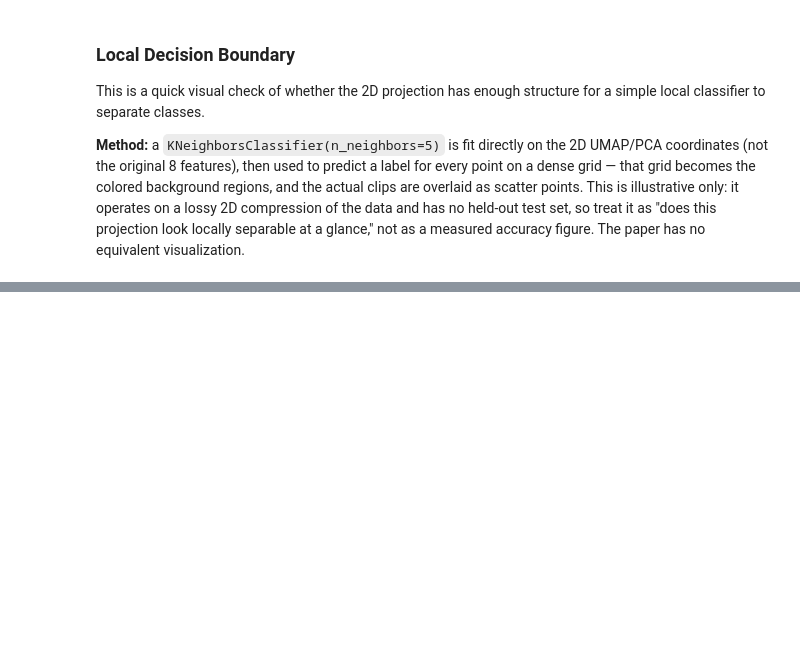
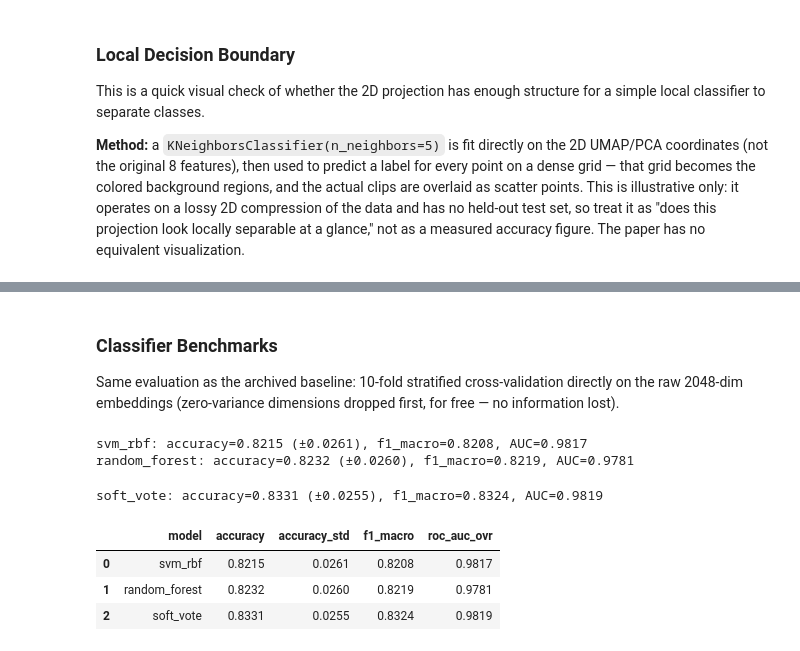
Before and after one commit to CevenJKnowles/Kitty3000-ML, a Jupyter notebook: notebooks/cjk-research-5sec.ipynb, the cells around one changed output, grey strips where cells are left out. Cells and saved outputs as stored; diff of their text form; code cells hidden in the pictures; blank space fills up the shorter version.

```diff
--- a/notebooks/cjk-research-5sec.ipynb
+++ b/notebooks/cjk-research-5sec.ipynb
@@ -480,0 +497,14 @@ if "embed_1" in feature_df.columns and "embed_2" in feature_df.columns:
+# %%
+pann_embeddings = []
+pann_labels = []
+
+for label, path in df[["label", "path"]].itertuples(index=False, name=None):
+    audio, sr = librosa.load(str(path), sr=PANN_SAMPLE_RATE, mono=True)
+    audio = fit_to_duration(audio, sr, CLIP_DURATION_S)
+    _, embedding = pann_model.inference(audio[None, :])
+    pann_embeddings.append(embedding[0])
+    pann_labels.append(label)
+
+X_pann = np.vstack(pann_embeddings)
+y_pann = np.array(pann_labels)
+print(X_pann.shape, y_pann.shape)
@@ -480,0 +558,48 @@ if "embed_1" in feature_df.columns and "embed_2" in feature_df.columns:
+# %% [markdown]
+### Classifier Benchmarks
+
+Same evaluation as the archived baseline: 10-fold stratified cross-validation directly on the raw 2048-dim embeddings (zero-variance dimensions dropped first, for free — no information lost).
+# %%
+X_pann_live = X_pann[:, X_pann.var(axis=0) > 0]
+pann_label_encoder = LabelEncoder()
+y_pann_enc = pann_label_encoder.fit_transform(y_pann)
+
+pann_cv = StratifiedKFold(n_splits=10, shuffle=True, random_state=RANDOM_SEED)
+
+pann_models = {
+    "svm_rbf": SVC(kernel="rbf", probability=True, random_state=RANDOM_SEED),
+    "random_forest": RandomForestClassifier(n_estimators=100, random_state=RANDOM_SEED),
+    "soft_vote": VotingClassifier(
+        estimators=[
+            ("svm", SVC(kernel="rbf", probability=True, random_state=RANDOM_SEED)),
+            ("rf", RandomForestClassifier(n_estimators=100, random_state=RANDOM_SEED)),
+        ],
+        voting="soft",
+    ),
+}
+
+pann_results = []
+for name, model in pann_models.items():
+    scores = cross_validate(
+        model, X_pann_live, y_pann_enc, cv=pann_cv,
+        scoring=["accuracy", "f1_macro", "roc_auc_ovr"],
+    )
+    pann_results.append({
+        "model": name,
+        "accuracy": scores["test_accuracy"].mean(),
+        "accuracy_std": scores["test_accuracy"].std(),
+        "f1_macro": scores["test_f1_macro"].mean(),
+        "roc_auc_ovr": scores["test_roc_auc_ovr"].mean(),
+    })
+    print(f"{name}: accuracy={scores['test_accuracy'].mean():.4f} (±{scores['test_accuracy'].std():.4f}), f1_macro={scores['test_f1_macro'].mean():.4f}, AUC={scores['test_roc_auc_ovr'].mean():.4f}")
+
+pann_results_df = pd.DataFrame(pann_results)
+display(pann_results_df.round(4))
+# %% [output]
+svm_rbf: accuracy=0.8215 (±0.0261), f1_macro=0.8208, AUC=0.9817
+random_forest: accuracy=0.8232 (±0.0260), f1_macro=0.8219, AUC=0.9781
+soft_vote: accuracy=0.8331 (±0.0255), f1_macro=0.8324, AUC=0.9819
+|  | model | accuracy | accuracy_std | f1_macro | roc_auc_ovr |
+| 0 | svm_rbf | 0.8215 | 0.0261 | 0.8208 | 0.9817 |
+| 1 | random_forest | 0.8232 | 0.0260 | 0.8219 | 0.9781 |
+| 2 | soft_vote | 0.8331 | 0.0255 | 0.8324 | 0.9819 |
```
Also changed, not shown: parts of 10 cells of this notebook, 4 other files.
